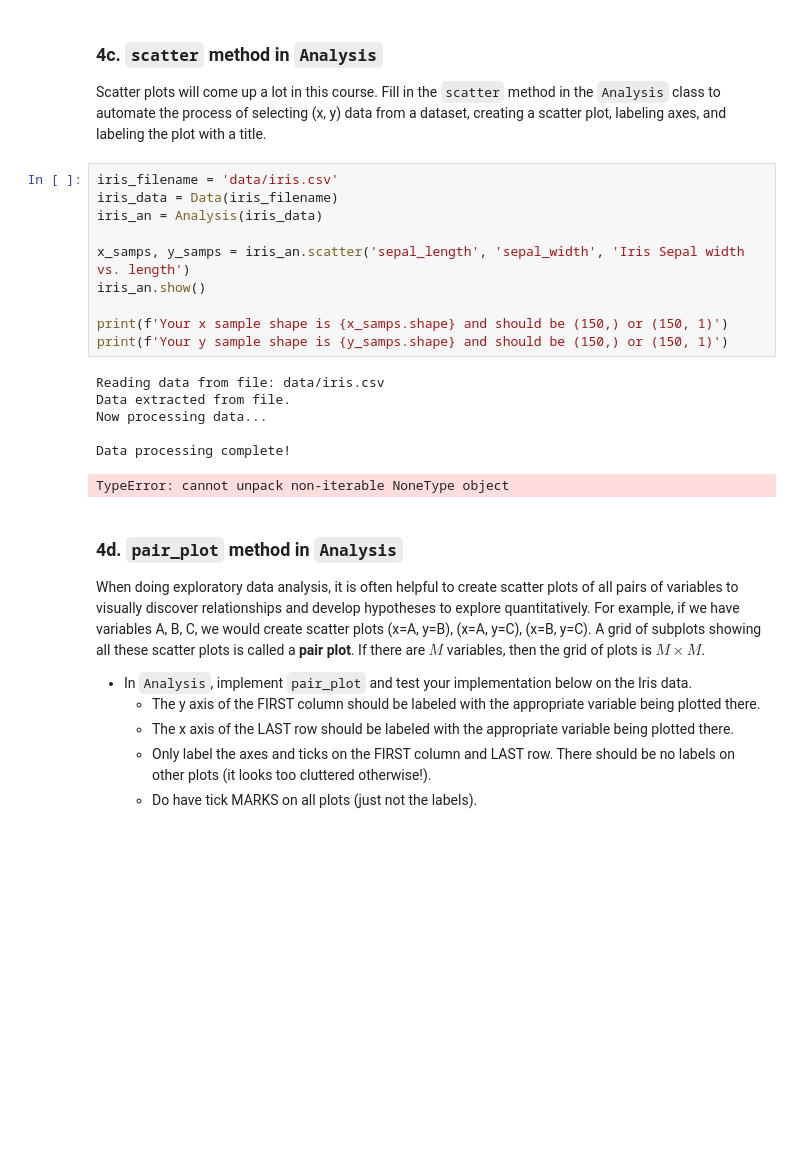
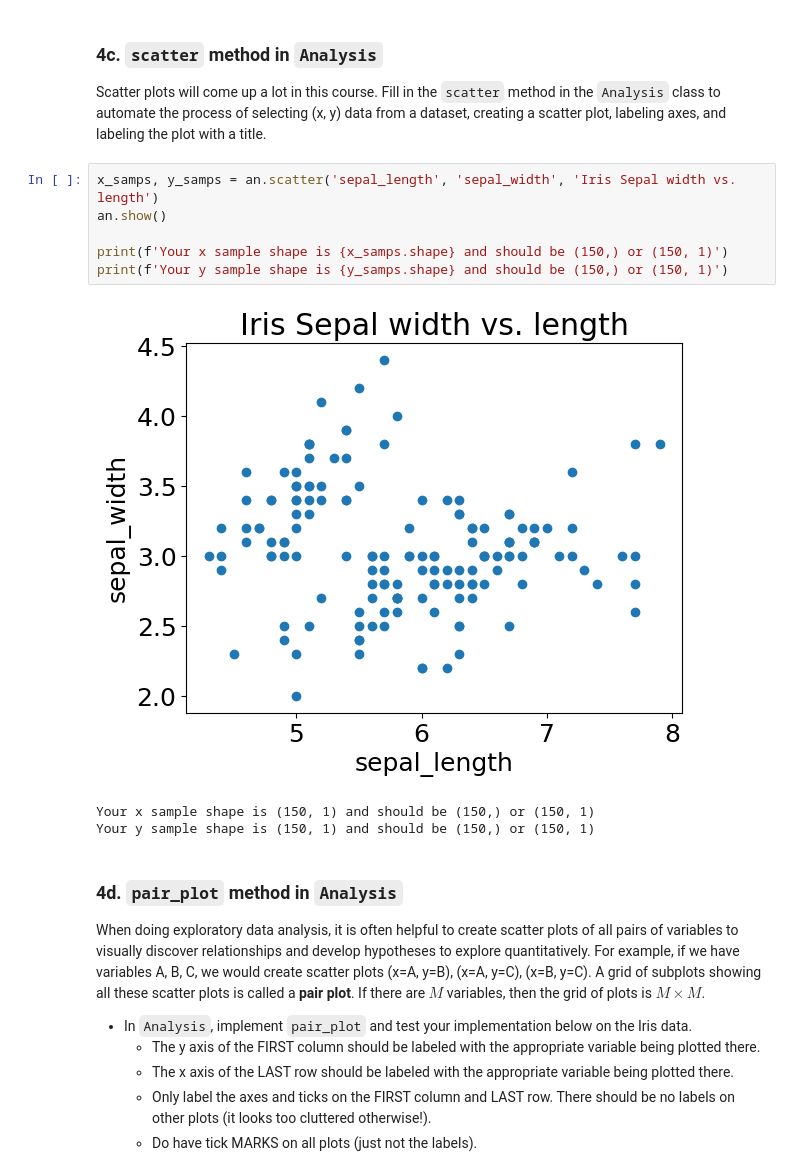
Before and after one commit to schiffinor/dataVisualization, a Jupyter notebook: Project1/analysis.ipynb, the cells around one changed output. Saved outputs shown, nothing was run; the diff lists cells and outputs as text; blank space fills up the shorter version.

```diff
--- a/Project1/analysis.ipynb
+++ b/Project1/analysis.ipynb
@@ -482,22 +555,15 @@ In the cell below, create a SINGLE figure with four *scatter plots* in it (2 row
 
 Scatter plots will come up a lot in this course. Fill in the `scatter` method in the `Analysis` class to automate the process of selecting (x, y) data from a dataset, creating a scatter plot, labeling axes, and labeling the plot with a title.
 # %%
-iris_filename = 'data/iris.csv'
-iris_data = Data(iris_filename)
-iris_an = Analysis(iris_data)
-
-x_samps, y_samps = iris_an.scatter('sepal_length', 'sepal_width', 'Iris Sepal width vs. length')
-iris_an.show()
+x_samps, y_samps = an.scatter('sepal_length', 'sepal_width', 'Iris Sepal width vs. length')
+an.show()
 
 print(f'Your x sample shape is {x_samps.shape} and should be (150,) or (150, 1)')
 print(f'Your y sample shape is {y_samps.shape} and should be (150,) or (150, 1)')
 # %% [output]
+[figure, added]
-Reading data from file: data/iris.csv
-Data extracted from file.
-Now processing data...
-
-Data processing complete!
+Your x sample shape is (150, 1) and should be (150,) or (150, 1)
+Your y sample shape is (150, 1) and should be (150,) or (150, 1)
-TypeError: cannot unpack non-iterable NoneType object
 # %% [markdown]
 ### 4d. `pair_plot` method in `Analysis`
 
```
Also changed, not shown: parts of 7 cells of this notebook, 13 other files.
